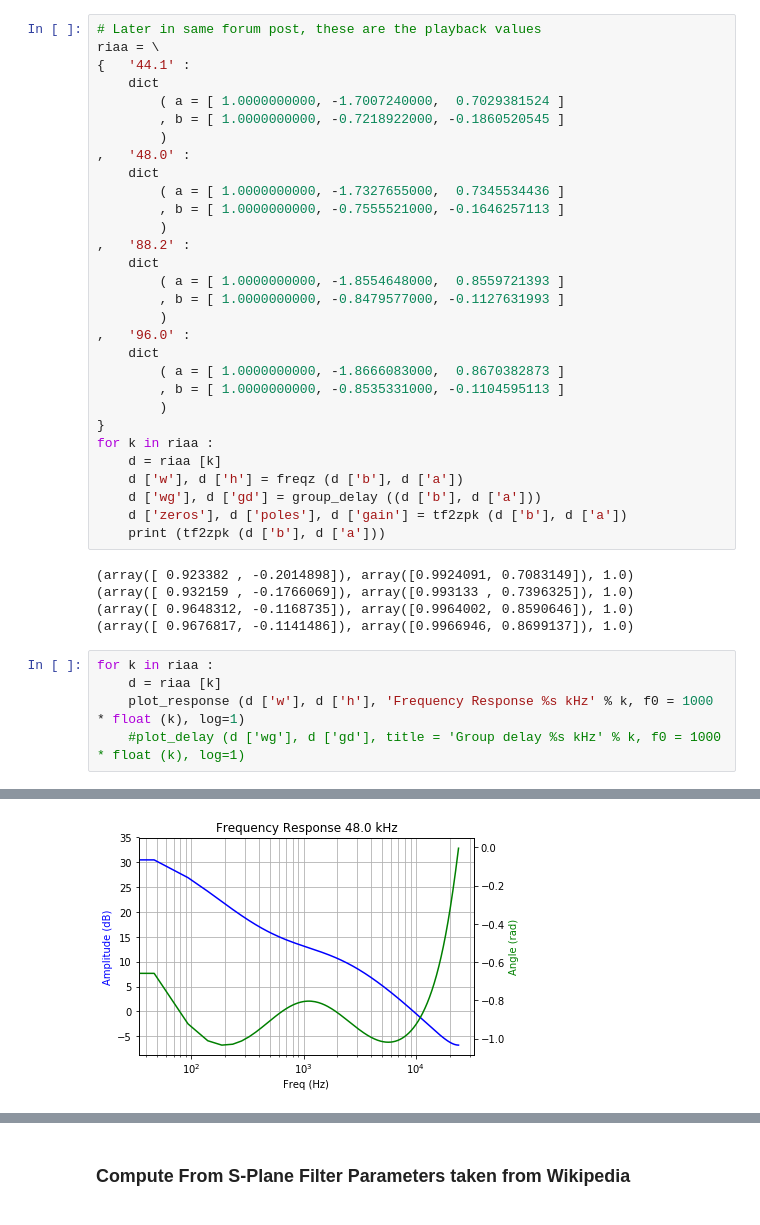
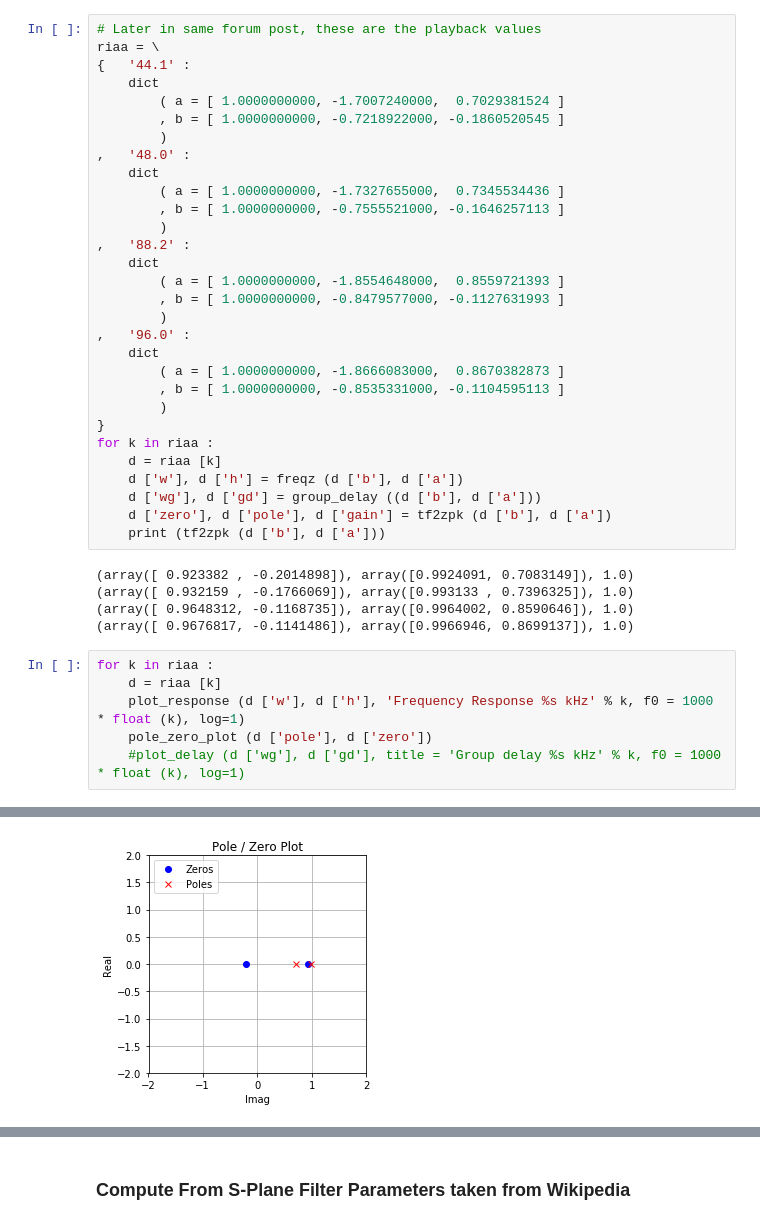
Before and after one commit to schlatterbeck/filter-optimizer, a Jupyter notebook: IIR_Filter.ipynb, the cells around one changed output, grey strips where cells are left out. Saved outputs shown, nothing was run; the diff lists cells and outputs as text.

Commit message:
Combine includes, use zero/pole

```diff
--- a/IIR_Filter.ipynb
+++ b/IIR_Filter.ipynb
@@ -490,7 +486,7 @@ for k in riaa :
     d = riaa [k]
     d ['w'], d ['h'] = freqz (d ['b'], d ['a'])
     d ['wg'], d ['gd'] = group_delay ((d ['b'], d ['a']))
-    d ['zeros'], d ['poles'], d ['gain'] = tf2zpk (d ['b'], d ['a'])
+    d ['zero'], d ['pole'], d ['gain'] = tf2zpk (d ['b'], d ['a'])
     print (tf2zpk (d ['b'], d ['a']))
 # %% [output]
 (array([ 0.923382 , -0.2014898]), array([0.9924091, 0.7083149]), 1.0)
@@ -500,8 +496,9 @@ for k in riaa :
 # %%
 for k in riaa :
     d = riaa [k]
     plot_response (d ['w'], d ['h'], 'Frequency Response %s kHz' % k, f0 = 1000 * float (k), log=1)
+    pole_zero_plot (d ['pole'], d ['zero'])
     #plot_delay (d ['wg'], d ['gd'], title = 'Group delay %s kHz' % k, f0 = 1000 * float (k), log=1)
 # %% [output]
 [figure]
-[figure, old version]
+[figure, new version]
```
Also changed, not shown: parts of 8 cells of this notebook.
